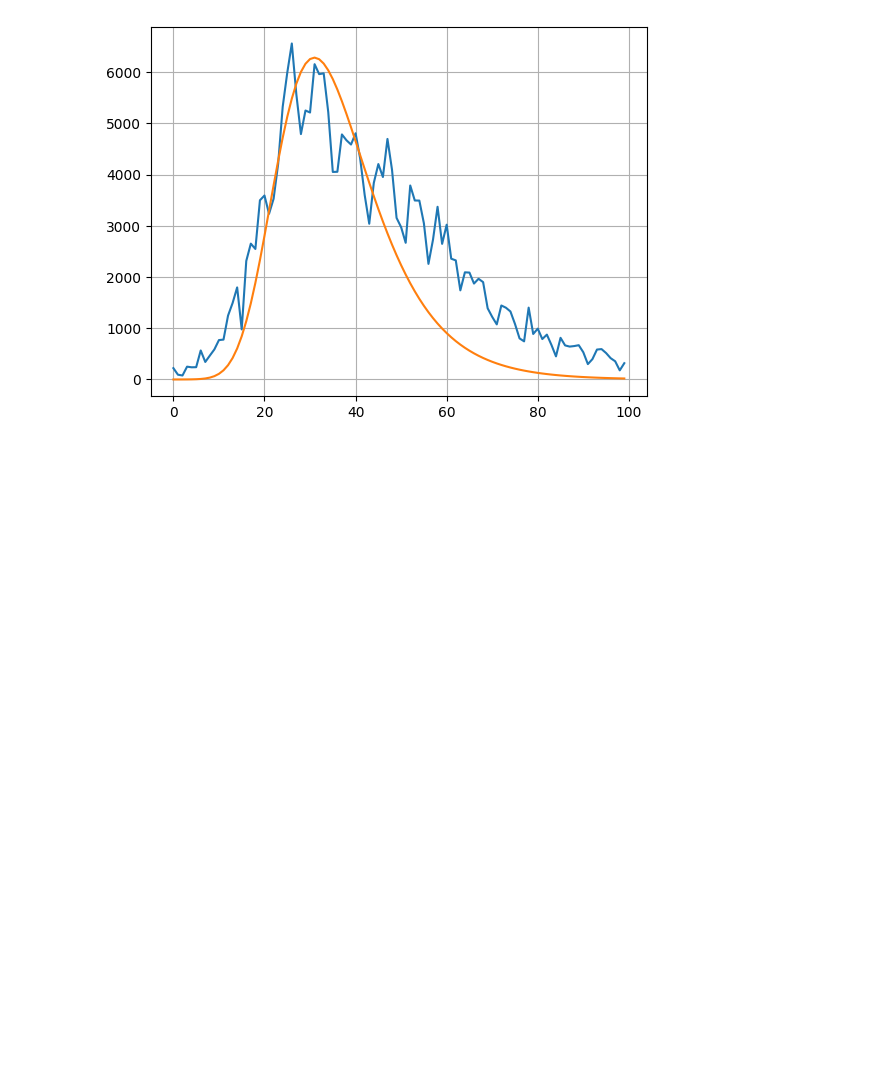
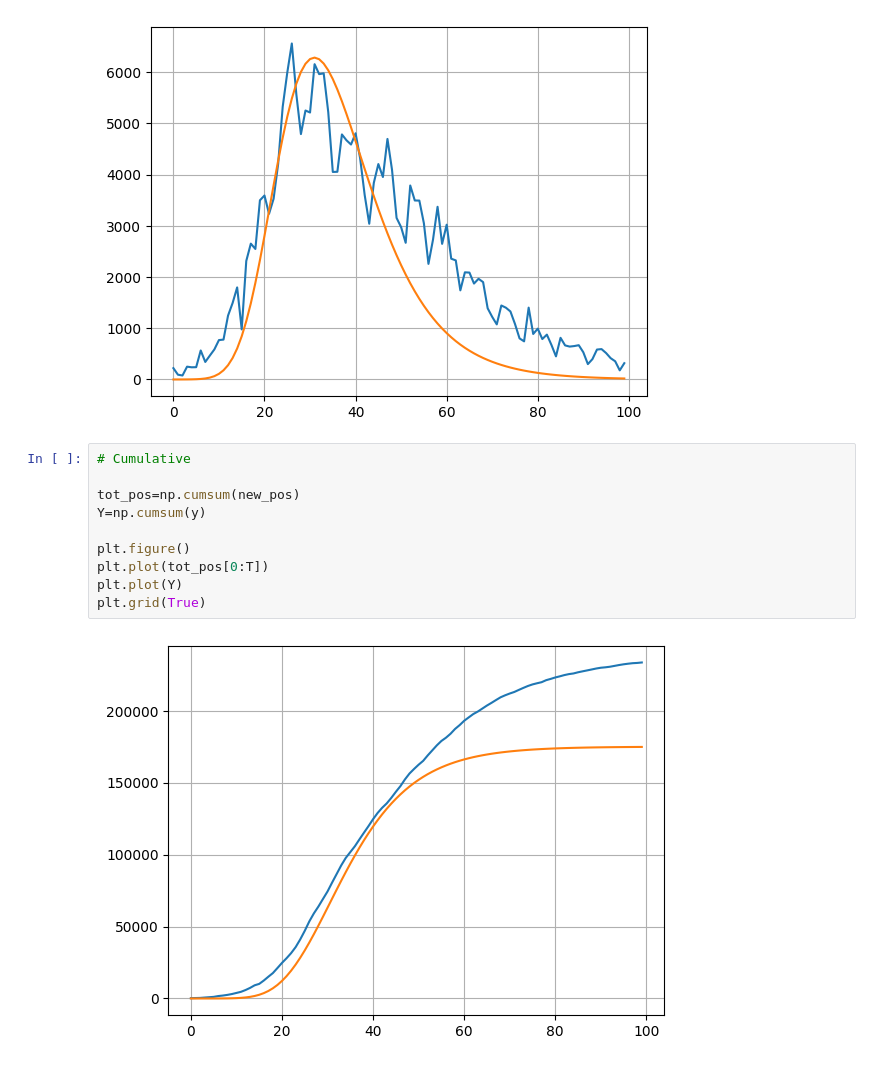
Before and after one commit to Adrianominora/Wave, a Jupyter notebook: script/Loglet.ipynb, the cells around one changed output. Saved outputs shown, nothing was run; the diff lists cells and outputs as text; blank space fills up the shorter version.

```diff
--- a/script/Loglet.ipynb
+++ b/script/Loglet.ipynb
@@ -88,3 +88,15 @@ plt.plot(y)
 plt.grid(True)
 # %% [output]
 [figure]
+# %%
+# Cumulative
+
+tot_pos=np.cumsum(new_pos)
+Y=np.cumsum(y)
+
+plt.figure()
+plt.plot(tot_pos[0:T])
+plt.plot(Y)
+plt.grid(True)
+# %% [output]
+[figure, added]
```
Also changed, not shown: 2 other files.
